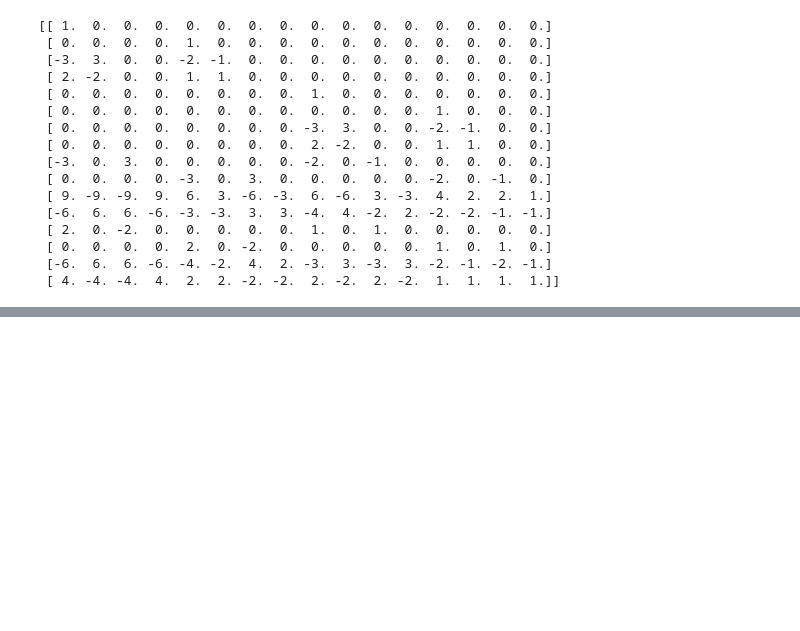
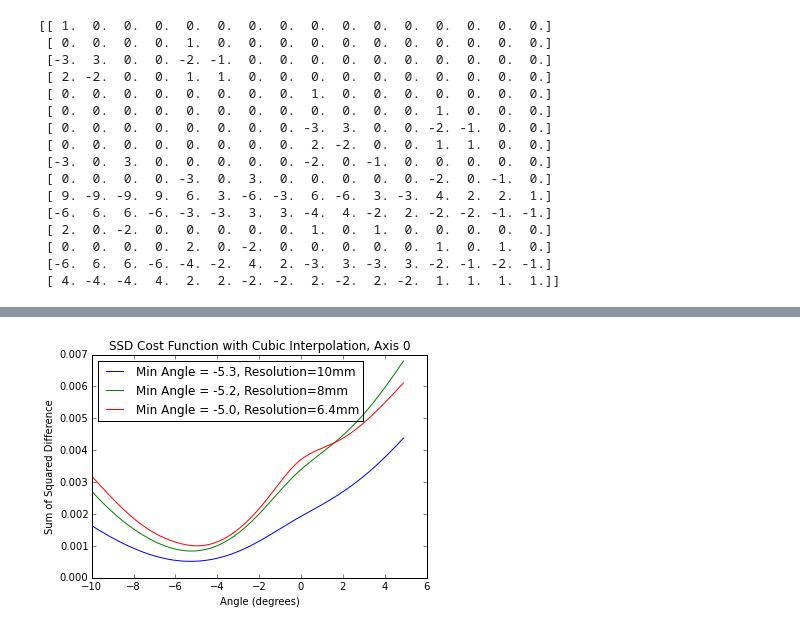
Before and after one commit to zyzdiana/AC297r-Volume-Registration, a Jupyter notebook: Multiple_Resolutions.ipynb, the cells around one changed output, grey strips where cells are left out. Saved outputs shown, nothing was run; the diff lists cells and outputs as text; code cells hidden in the pictures; blank space fills up the shorter version.

```diff
--- a/Multiple_Resolutions.ipynb
+++ b/Multiple_Resolutions.ipynb
@@ -823,15 +1084,17 @@ KeyboardInterrupt:
 # %%
 angMin = thetas[np.argmin(cost_func_10,axis=0)]
 plt.plot(thetas, cost_func_10, 'blue',label='Min Angle = %s, Resolution=10mm' %(angMin))
 
 angMin = thetas[np.argmin(cost_func_8,axis=0)]
 plt.plot(thetas, cost_func_8, 'green',label='Min Angle = %s, Resolution=8mm' %(angMin))
 
 angMin = thetas[np.argmin(cost_func_6_4,axis=0)]
 plt.plot(thetas, cost_func_6_4, 'red',label='Min Angle = %s, Resolution=6.4mm' %(angMin))
 
-plt.title('SSD Cost Function with Cubic Interpolation')
+plt.title('SSD Cost Function with Cubic Interpolation, Axis 0')
 plt.xlabel('Angle (degrees)')
 plt.ylabel('Sum of Squared Difference')
 plt.legend(loc='best')
 plt.show()
+# %% [output]
+[figure, added]
```
Also changed, not shown: parts of 32 cells of this notebook, 18 other files.
